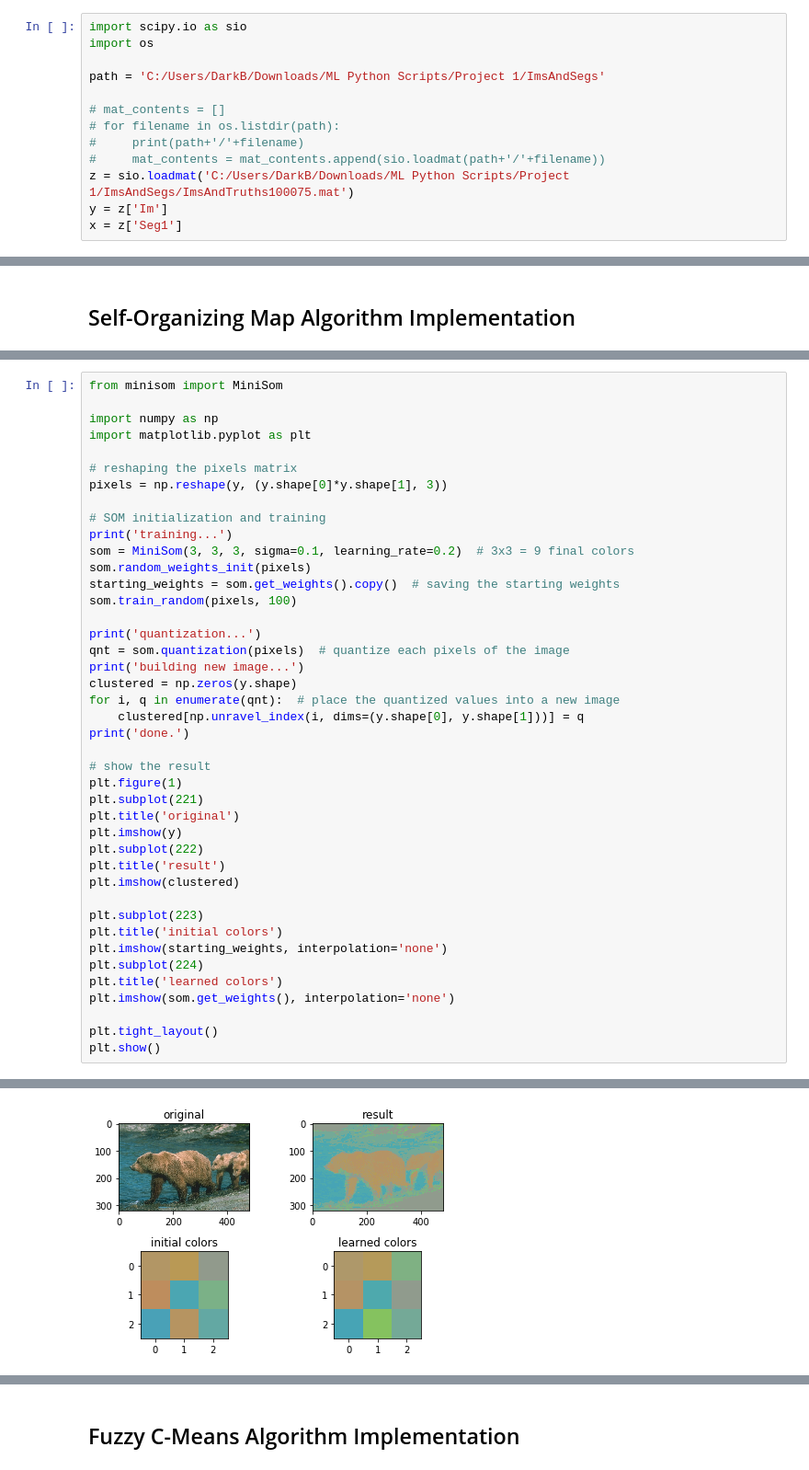
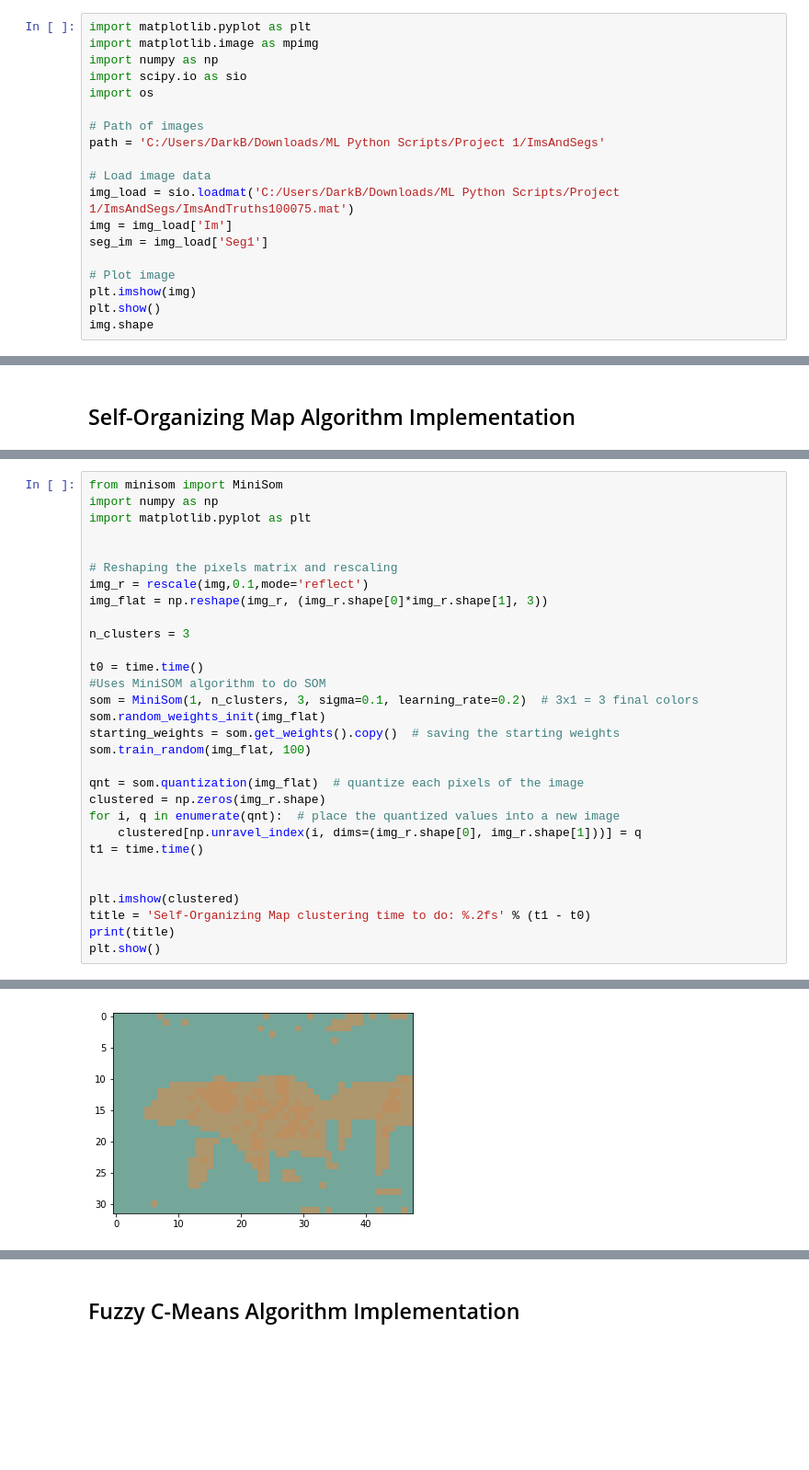
Before and after one commit to Eiris/MLProjectUF, a Jupyter notebook: Project 1/Project_1.ipynb, the cells around one changed output, grey strips where cells are left out. Shown at 92% size. Drawn from its saved outputs; the diff is of its cells as text; blank space fills up the shorter version.

```diff
--- a/Project 1/Project_1.ipynb
+++ b/Project 1/Project_1.ipynb
@@ -1,15 +1,21 @@
 # %% [markdown]
 # Part 1 - RGB Images
 # %%
+import matplotlib.pyplot as plt
+import matplotlib.image as mpimg
+import numpy as np
 import scipy.io as sio
 import os
 
+# Path of images
 path = 'C:/Users/DarkB/Downloads/ML Python Scripts/Project 1/ImsAndSegs'
 
-# mat_contents = []
-# for filename in os.listdir(path):
-#     print(path+'/'+filename)
-#     mat_contents = mat_contents.append(sio.loadmat(path+'/'+filename))
-z = sio.loadmat('C:/Users/DarkB/Downloads/ML Python Scripts/Project 1/ImsAndSegs/ImsAndTruths100075.mat')
-y = z['Im']
-x = z['Seg1']
+# Load image data
+img_load = sio.loadmat('C:/Users/DarkB/Downloads/ML Python Scripts/Project 1/ImsAndSegs/ImsAndTruths100075.mat')
+img = img_load['Im']
+seg_im = img_load['Seg1']
+
+# Plot image
+plt.imshow(img)
+plt.show()
+img.shape
@@ -270,43 +199,31 @@ KMeans clustering time to do: 5.18s
 # %%
 from minisom import MiniSom
-
 import numpy as np
 import matplotlib.pyplot as plt
 
-# reshaping the pixels matrix
-pixels = np.reshape(y, (y.shape[0]*y.shape[1], 3))
 
-# SOM initialization and training
-print('training...')
-som = MiniSom(3, 3, 3, sigma=0.1, learning_rate=0.2)  # 3x3 = 9 final colors
-som.random_weights_init(pixels)
+# Reshaping the pixels matrix and rescaling
+img_r = rescale(img,0.1,mode='reflect')
+img_flat = np.reshape(img_r, (img_r.shape[0]*img_r.shape[1], 3))
+
+n_clusters = 3
+
+t0 = time.time()
+#Uses MiniSOM algorithm to do SOM
+som = MiniSom(1, n_clusters, 3, sigma=0.1, learning_rate=0.2)  # 3x1 = 3 final colors
+som.random_weights_init(img_flat)
 starting_weights = som.get_weights().copy()  # saving the starting weights
-som.train_random(pixels, 100)
+som.train_random(img_flat, 100)
 
-print('quantization...')
-qnt = som.quantization(pixels)  # quantize each pixels of the image
-print('building new image...')
-clustered = np.zeros(y.shape)
+qnt = som.quantization(img_flat)  # quantize each pixels of the image
+clustered = np.zeros(img_r.shape)
 for i, q in enumerate(qnt):  # place the quantized values into a new image
-    clustered[np.unravel_index(i, dims=(y.shape[0], y.shape[1]))] = q
-print('done.')
+    clustered[np.unravel_index(i, dims=(img_r.shape[0], img_r.shape[1]))] = q
+t1 = time.time()
 
-# show the result
-plt.figure(1)
-plt.subplot(221)
-plt.title('original')
-plt.imshow(y)
-plt.subplot(222)
-plt.title('result')
+
 plt.imshow(clustered)
-
-plt.subplot(223)
-plt.title('initial colors')
-plt.imshow(starting_weights, interpolation='none')
-plt.subplot(224)
-plt.title('learned colors')
-plt.imshow(som.get_weights(), interpolation='none')
-
-plt.tight_layout()
+title = 'Self-Organizing Map clustering time to do: %.2fs' % (t1 - t0)
+print(title)
 plt.show()
 # %% [output]
@@ -317 +231 @@ done.
-[figure, old version]
+[figure, new version]
```
Also changed, not shown: parts of 63 cells of this notebook, 1 other file.
